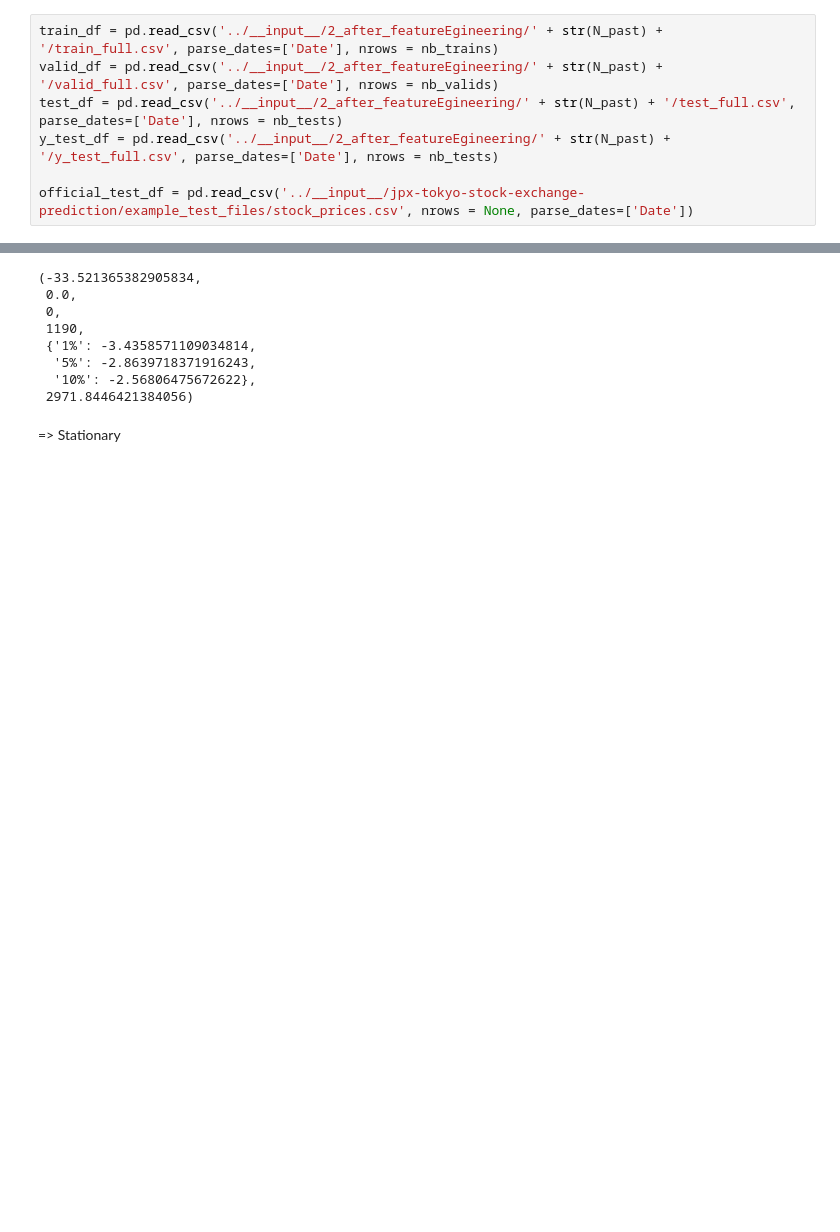
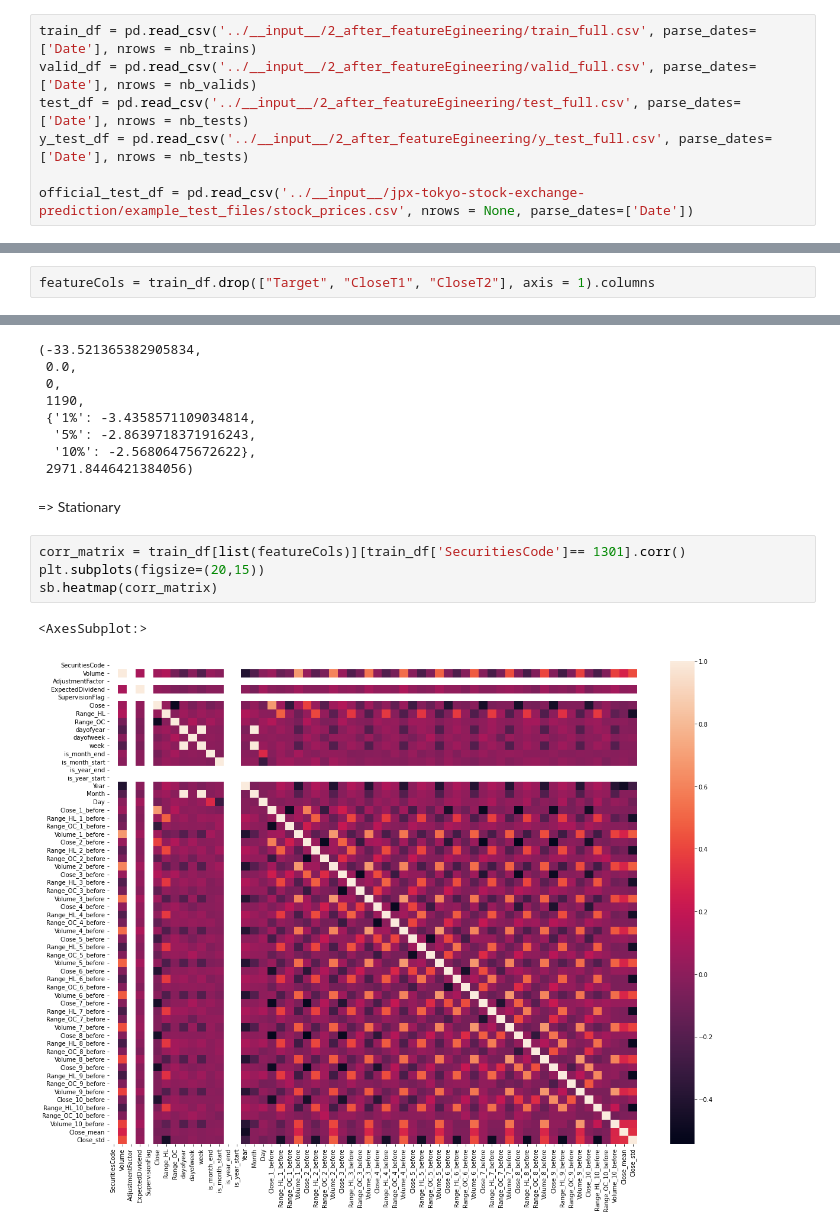
Before and after one commit to KienLe-git/JPX_stock_2022, a Jupyter notebook: working/2.1_EDA.ipynb, the cells around one changed output, grey strips where cells are left out. Drawn from its saved outputs; the diff is of its cells as text; blank space fills up the shorter version.

```diff
--- a/working/2.1_EDA.ipynb
+++ b/working/2.1_EDA.ipynb
@@ -26,10 +27,10 @@ N_past = 10
 # %% [markdown]
 #### Load Data
 # %%
-train_df = pd.read_csv('../__input__/2_after_featureEgineering/' + str(N_past) + '/train_full.csv', parse_dates=['Date'], nrows = nb_trains)
-valid_df = pd.read_csv('../__input__/2_after_featureEgineering/' + str(N_past) + '/valid_full.csv', parse_dates=['Date'], nrows = nb_valids)
-test_df = pd.read_csv('../__input__/2_after_featureEgineering/' + str(N_past) + '/test_full.csv', parse_dates=['Date'], nrows = nb_tests)
-y_test_df = pd.read_csv('../__input__/2_after_featureEgineering/' + str(N_past) + '/y_test_full.csv', parse_dates=['Date'], nrows = nb_tests)
+train_df = pd.read_csv('../__input__/2_after_featureEgineering/train_full.csv', parse_dates=['Date'], nrows = nb_trains)
+valid_df = pd.read_csv('../__input__/2_after_featureEgineering/valid_full.csv', parse_dates=['Date'], nrows = nb_valids)
+test_df = pd.read_csv('../__input__/2_after_featureEgineering/test_full.csv', parse_dates=['Date'], nrows = nb_tests)
+y_test_df = pd.read_csv('../__input__/2_after_featureEgineering/y_test_full.csv', parse_dates=['Date'], nrows = nb_tests)
 
 official_test_df = pd.read_csv('../__input__/jpx-tokyo-stock-exchange-prediction/example_test_files/stock_prices.csv', nrows = None, parse_dates=['Date'])
 # %%
@@ -43,6 +44,8 @@ Try using .loc[row_indexer,col_indexer] = value instead
 
 See the caveats in the documentation: https://pandas.pydata.org/pandas-docs/stable/user_guide/indexing.html#returning-a-view-versus-a-copy
   df_return['ExpectedDividend'] = df_return['ExpectedDividend'].fillna(-1)
+# %%
+featureCols = train_df.drop(["Target", "CloseT1", "CloseT2"], axis = 1).columns
 # %%
 train_df.info()
 # %% [output]
@@ -315,3 +318,10 @@ adfuller(train_df['Range_OC'][train_df['SecuritiesCode']== 1301].reset_index(dro
  2971.8446421384056)
 # %% [markdown]
 => Stationary
+# %%
+corr_matrix = train_df[list(featureCols)][train_df['SecuritiesCode']== 1301].corr()
+plt.subplots(figsize=(20,15))
+sb.heatmap(corr_matrix)
+# %% [output]
+<AxesSubplot:>
+[figure, added]
```
Also changed, not shown: parts of 3 cells of this notebook, 6 other files.
